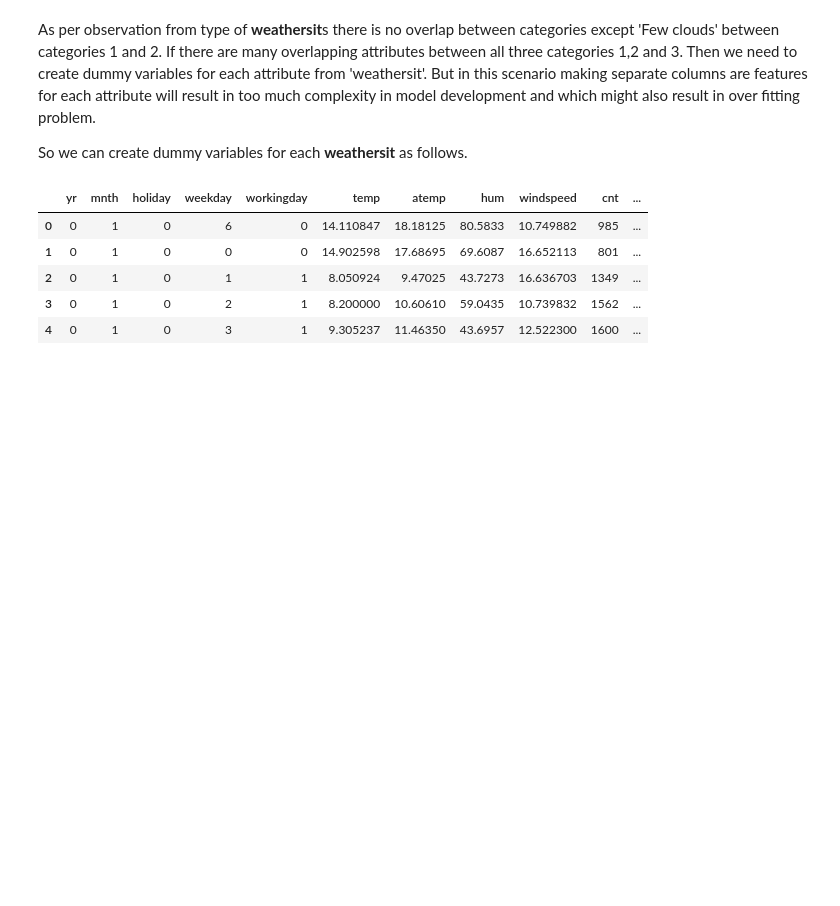
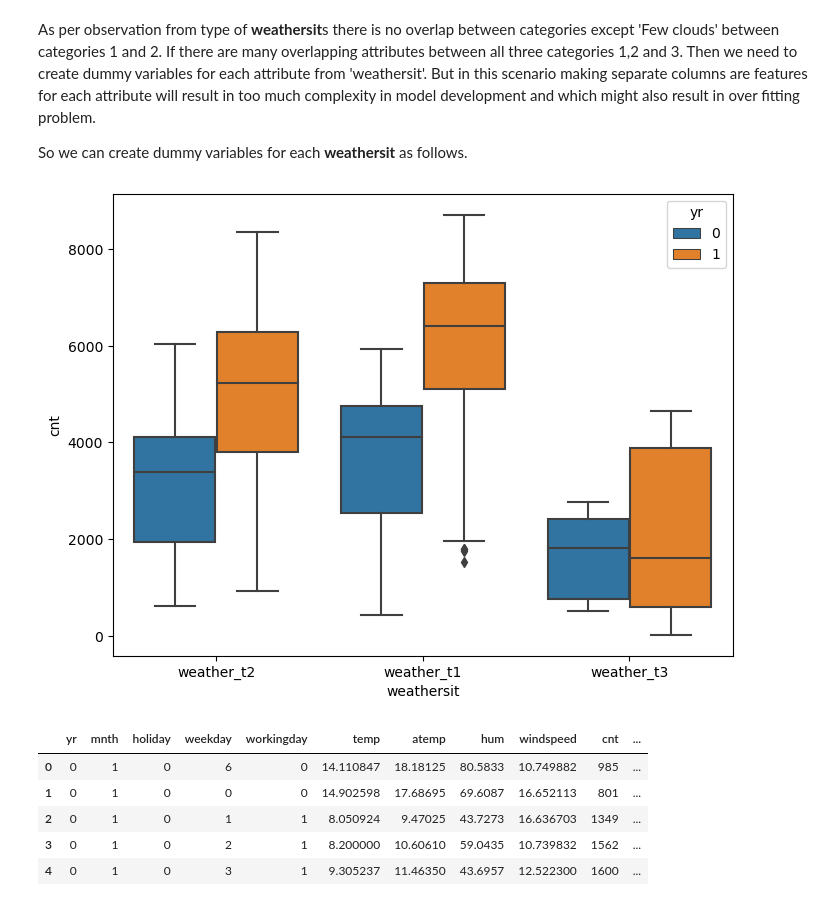
Before and after one commit to bhanu481/BoomBikes-Bikesharing, a Jupyter notebook: BoomBikes-BikeSharing.ipynb, the cells around one changed output. Saved outputs shown, nothing was run; the diff lists cells and outputs as text; code cells hidden in the pictures; blank space fills up the shorter version.

```diff
--- a/BoomBikes-BikeSharing.ipynb
+++ b/BoomBikes-BikeSharing.ipynb
@@ -276,10 +276,15 @@ So we can create dummy variables for each <b>weathersit</b> as follows.
 # %%
 # list all unique weather states.
 weather_state = {1: 'weather_t1',
                  2: 'weather_t2',
                  3: 'weather_t3',
                 }
 df_sharing.weathersit = df_sharing.weathersit.map(weather_state)
+plt.figure(figsize=(8, 6))
+sns.boxplot(x = 'weathersit', y = 'cnt', hue = 'yr', data = df_sharing)
+plt.show()
+# %% [output]
+[figure, added]
 # %%
 weathersit_dummy = pd.get_dummies(df_sharing['weathersit'], drop_first = True)
 weathersit_dummy = weathersit_dummy.astype(int)
```
Also changed, not shown: parts of 19 cells of this notebook, 1 other file.
